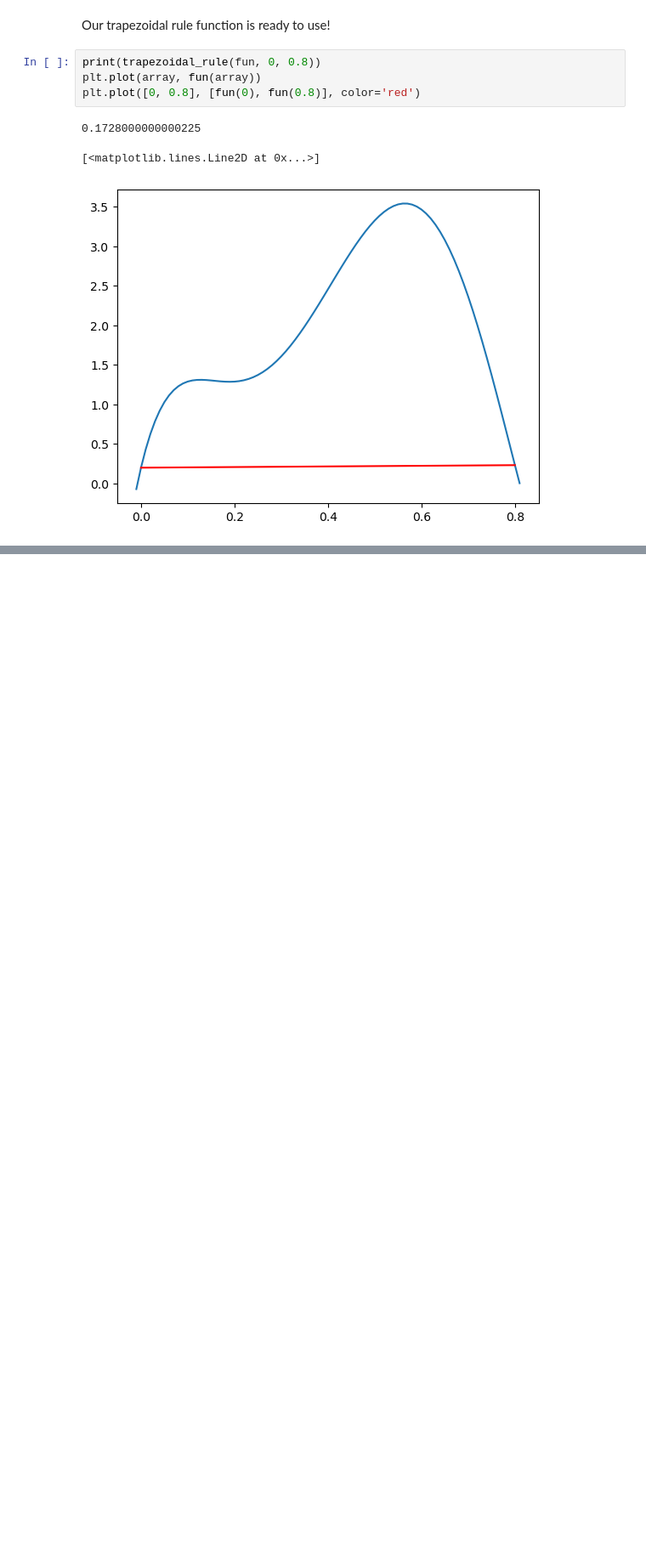
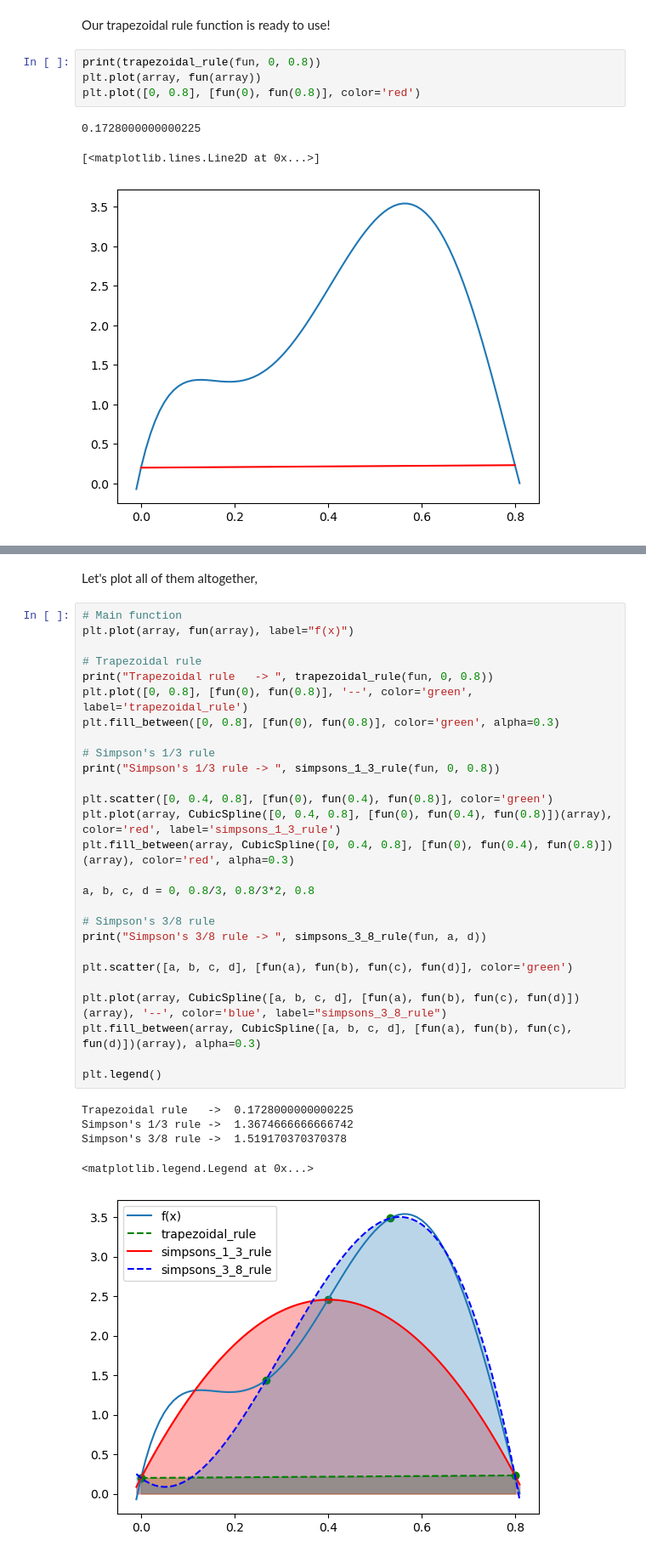
Before and after one commit to SharafatKarim/python-notebook, a Jupyter notebook: 02 - numerical methods/08 - integrals.ipynb, the cells around one changed output, grey strips where cells are left out. Shown: that part at 85% size. Cells and saved outputs as stored; diff of their text form; blank space fills up the shorter version.

```diff
--- a/02 - numerical methods/08 - integrals.ipynb
+++ b/02 - numerical methods/08 - integrals.ipynb
@@ -39,0 +88,35 @@ plt.plot([0, 0.8], [fun(0), fun(0.8)], color='red')
+# %% [markdown]
+Let's plot all of them altogether,
+# %%
+# Main function
+plt.plot(array, fun(array), label="f(x)")
+
+# Trapezoidal rule
+print("Trapezoidal rule   -> ", trapezoidal_rule(fun, 0, 0.8))
+plt.plot([0, 0.8], [fun(0), fun(0.8)], '--', color='green', label='trapezoidal_rule')
+plt.fill_between([0, 0.8], [fun(0), fun(0.8)], color='green', alpha=0.3)
+
+# Simpson's 1/3 rule
+print("Simpson's 1/3 rule -> ", simpsons_1_3_rule(fun, 0, 0.8))
+
+plt.scatter([0, 0.4, 0.8], [fun(0), fun(0.4), fun(0.8)], color='green')
+plt.plot(array, CubicSpline([0, 0.4, 0.8], [fun(0), fun(0.4), fun(0.8)])(array), color='red', label='simpsons_1_3_rule')
+plt.fill_between(array, CubicSpline([0, 0.4, 0.8], [fun(0), fun(0.4), fun(0.8)])(array), color='red', alpha=0.3)
+
+a, b, c, d = 0, 0.8/3, 0.8/3*2, 0.8
+
+# Simpson's 3/8 rule
+print("Simpson's 3/8 rule -> ", simpsons_3_8_rule(fun, a, d))
+
+plt.scatter([a, b, c, d], [fun(a), fun(b), fun(c), fun(d)], color='green')
+
+plt.plot(array, CubicSpline([a, b, c, d], [fun(a), fun(b), fun(c), fun(d)])(array), '--', color='blue', label="simpsons_3_8_rule")
+plt.fill_between(array, CubicSpline([a, b, c, d], [fun(a), fun(b), fun(c), fun(d)])(array), alpha=0.3)
+
+plt.legend()
+# %% [output]
+Trapezoidal rule   ->  0.1728000000000225
+Simpson's 1/3 rule ->  1.3674666666666742
+Simpson's 3/8 rule ->  1.519170370370378
+<matplotlib.legend.Legend at 0x...>
+[figure, added]
```
Also changed, not shown: parts of 9 cells of this notebook.
